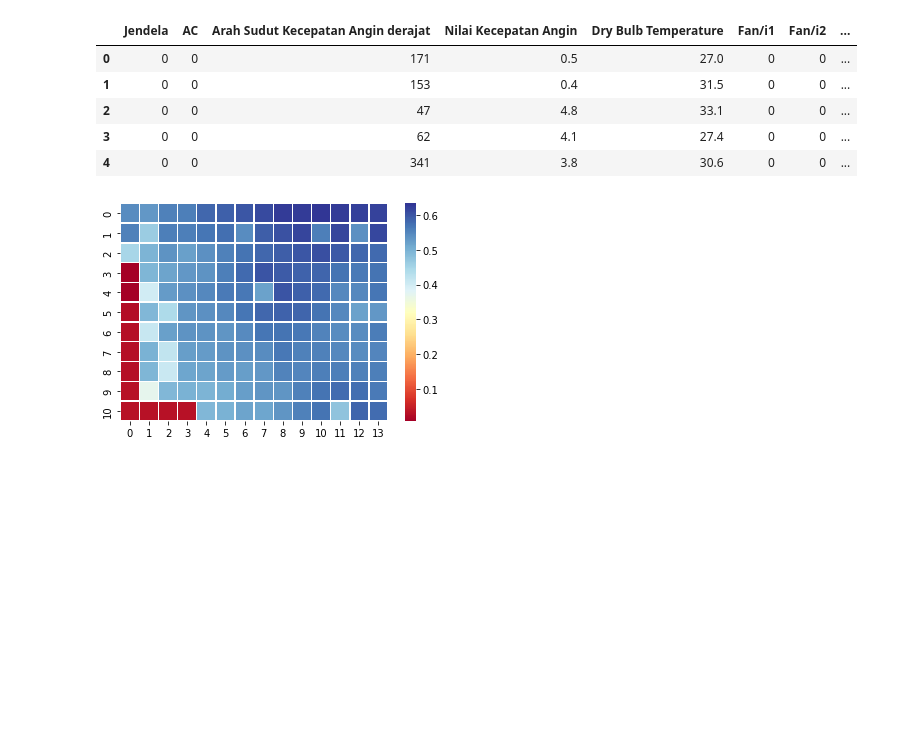
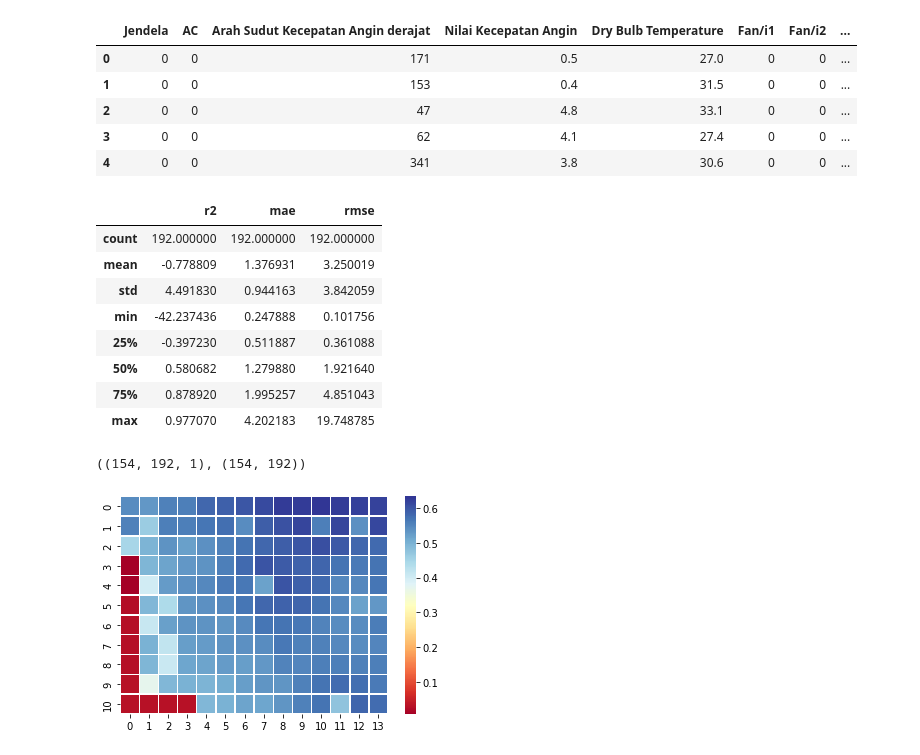
Before and after one commit to yfhkucing/experiment_bms, a Jupyter notebook: Heatmap_with_model_temp.ipynb, the cells around one changed output. Drawn from its saved outputs; the diff is of its cells as text; code cells hidden in the pictures; blank space fills up the shorter version.

```diff
--- a/Heatmap_with_model_temp.ipynb
+++ b/Heatmap_with_model_temp.ipynb
@@ -77,9 +77,10 @@ skor_r2=[]
 mae_=[]
 rmse = []
 y_predict = []
+y_test = []
 for i in range(154):
-  x = feature
-  y = array_y[i]
+  x = np.array(feature)
+  y = np.array(array_y[i])
   model = joblib.load(f'/content/content/models/model {i}')
   y_pred = model.predict(x)
   Skor_r2 = r2(y,y_pred)
@@ -95,6 +96,40 @@ rmse = np.array(rmse)
 mae_=np.array(mae_)
 y_predict = np.array(y_predict)
 y = np.array(array_y)
+# %%
+#error per skenario
+
+r_squared = []
+abs_error = []
+sqrt_error = []
+for i in range(192):
+  a = y[...,i,0]
+  b = y_predict[...,i]
+  r_squared.append(r2(a,b))
+  abs_error.append(mae(a,b))
+  sqrt_error.append(mse(a,b))
+# %%
+error = pd.DataFrame(r_squared,columns=['r2'])
+abs_error = pd.DataFrame(abs_error,columns=['mae'])
+sqrt_error = pd.DataFrame(sqrt_error,columns=['rmse'])
+error = error.join(abs_error)
+error = error.join(sqrt_error)
+# %%
+error.describe()
+# %% [output]
+|  | r2 | mae | rmse |
+| count | 192.000000 | 192.000000 | 192.000000 |
+| mean | -0.778809 | 1.376931 | 3.250019 |
+| std | 4.491830 | 0.944163 | 3.842059 |
+| min | -42.237436 | 0.247888 | 0.101756 |
+| 25% | -0.397230 | 0.511887 | 0.361088 |
+| 50% | 0.580682 | 1.279880 | 1.921640 |
+| 75% | 0.878920 | 1.995257 | 4.851043 |
+| max | 0.977070 | 4.202183 | 19.748785 |
+# %%
+y.shape,y_predict.shape
+# %% [output]
+((154, 192, 1), (154, 192))
 # %%
 r2_matrix = skor_r2.reshape(11,14)
 rmse_matrix = rmse.reshape(11,14)
```
Also changed, not shown: parts of 1 cell of this notebook.
